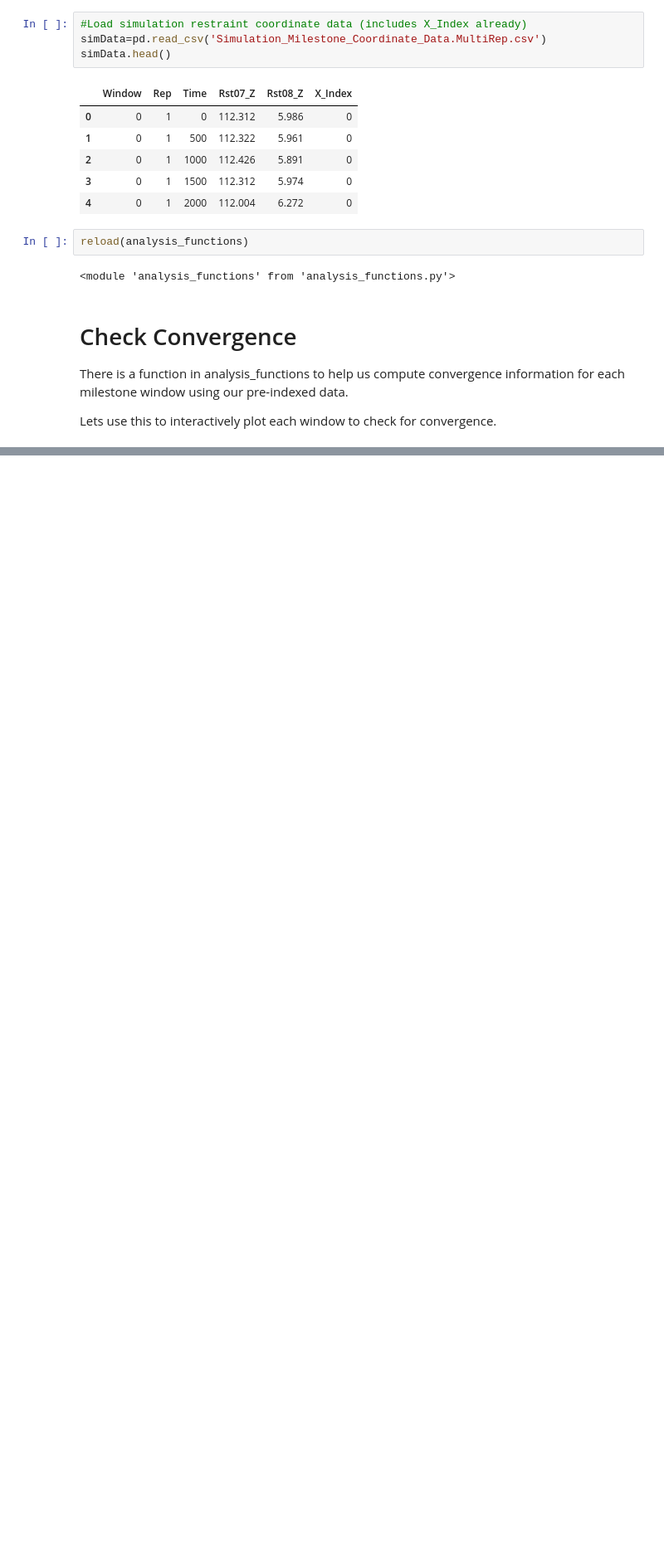
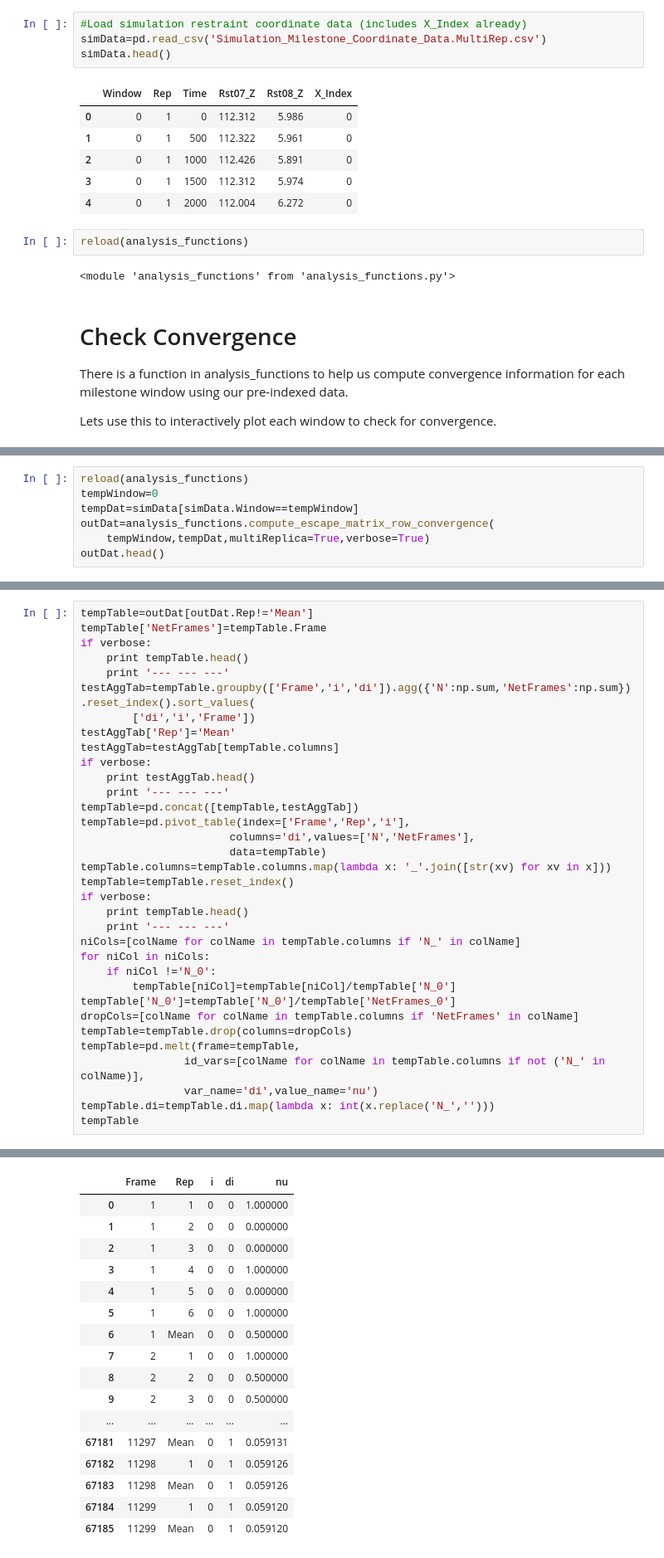
Before and after one commit to wesleymsmith/Milestoning_Analysis, a Jupyter notebook: Analyze_MD_Milestoning_Data.ipynb, the cells around one changed output, grey strips where cells are left out. Shown at 83% size. Saved outputs shown, nothing was run; the diff lists cells and outputs as text; blank space fills up the shorter version.

Commit message:
fixed bug in calculating occupancy fraction (time spent in central cell), fixed backward compatability of 'melt' statement

```diff
--- a/Analyze_MD_Milestoning_Data.ipynb
+++ b/Analyze_MD_Milestoning_Data.ipynb
@@ -665,0 +679,7 @@ aW50ZXJhY3RpdmUoY2hpbGRyZW49KERyb3Bkb3duKGRlc2NyaXB0aW9uPXUnd2luZG93Jywgb3B0aW9u
+# %%
+reload(analysis_functions)
+tempWindow=0
+tempDat=simData[simData.Window==tempWindow]
+outDat=analysis_functions.compute_escape_matrix_row_convergence(
+    tempWindow,tempDat,multiReplica=True,verbose=True)
+outDat.head()
@@ -665,0 +710,35 @@ aW50ZXJhY3RpdmUoY2hpbGRyZW49KERyb3Bkb3duKGRlc2NyaXB0aW9uPXUnd2luZG93Jywgb3B0aW9u
+# %%
+tempTable=outDat[outDat.Rep!='Mean']
+tempTable['NetFrames']=tempTable.Frame
+if verbose:
+    print tempTable.head()
+    print '--- --- ---'
+testAggTab=tempTable.groupby(['Frame','i','di']).agg({'N':np.sum,'NetFrames':np.sum}).reset_index().sort_values(
+        ['di','i','Frame'])
+testAggTab['Rep']='Mean'
+testAggTab=testAggTab[tempTable.columns]
+if verbose:
+    print testAggTab.head()
+    print '--- --- ---'
+tempTable=pd.concat([tempTable,testAggTab])
+tempTable=pd.pivot_table(index=['Frame','Rep','i'],
+                       columns='di',values=['N','NetFrames'],
+                       data=tempTable)
+tempTable.columns=tempTable.columns.map(lambda x: '_'.join([str(xv) for xv in x]))
+tempTable=tempTable.reset_index()
+if verbose:
+    print tempTable.head()
+    print '--- --- ---'
+niCols=[colName for colName in tempTable.columns if 'N_' in colName]
+for niCol in niCols:
+    if niCol !='N_0':
+        tempTable[niCol]=tempTable[niCol]/tempTable['N_0']
+tempTable['N_0']=tempTable['N_0']/tempTable['NetFrames_0']
+dropCols=[colName for colName in tempTable.columns if 'NetFrames' in colName]
+tempTable=tempTable.drop(columns=dropCols)
+tempTable=pd.melt(frame=tempTable,
+                id_vars=[colName for colName in tempTable.columns if not ('N_' in colName)],
+                var_name='di',value_name='nu')
+tempTable.di=tempTable.di.map(lambda x: int(x.replace('N_','')))
+tempTable
+# %% [output]
@@ -665,0 +762,17 @@ aW50ZXJhY3RpdmUoY2hpbGRyZW49KERyb3Bkb3duKGRlc2NyaXB0aW9uPXUnd2luZG93Jywgb3B0aW9u
+|  | Frame | Rep | i | di | nu |
+| 0 | 1 | 1 | 0 | 0 | 1.000000 |
+| 1 | 1 | 2 | 0 | 0 | 0.000000 |
+| 2 | 1 | 3 | 0 | 0 | 0.000000 |
+| 3 | 1 | 4 | 0 | 0 | 1.000000 |
+| 4 | 1 | 5 | 0 | 0 | 0.000000 |
+| 5 | 1 | 6 | 0 | 0 | 1.000000 |
+| 6 | 1 | Mean | 0 | 0 | 0.500000 |
+| 7 | 2 | 1 | 0 | 0 | 1.000000 |
+| 8 | 2 | 2 | 0 | 0 | 0.500000 |
+| 9 | 2 | 3 | 0 | 0 | 0.500000 |
+| ... | ... | ... | ... | ... | ... |
+| 67181 | 11297 | Mean | 0 | 1 | 0.059131 |
+| 67182 | 11298 | 1 | 0 | 1 | 0.059126 |
+| 67183 | 11298 | Mean | 0 | 1 | 0.059126 |
+| 67184 | 11299 | 1 | 0 | 1 | 0.059120 |
+| 67185 | 11299 | Mean | 0 | 1 | 0.059120 |
```
Also changed, not shown: parts of 4 cells of this notebook, 1 other file.
